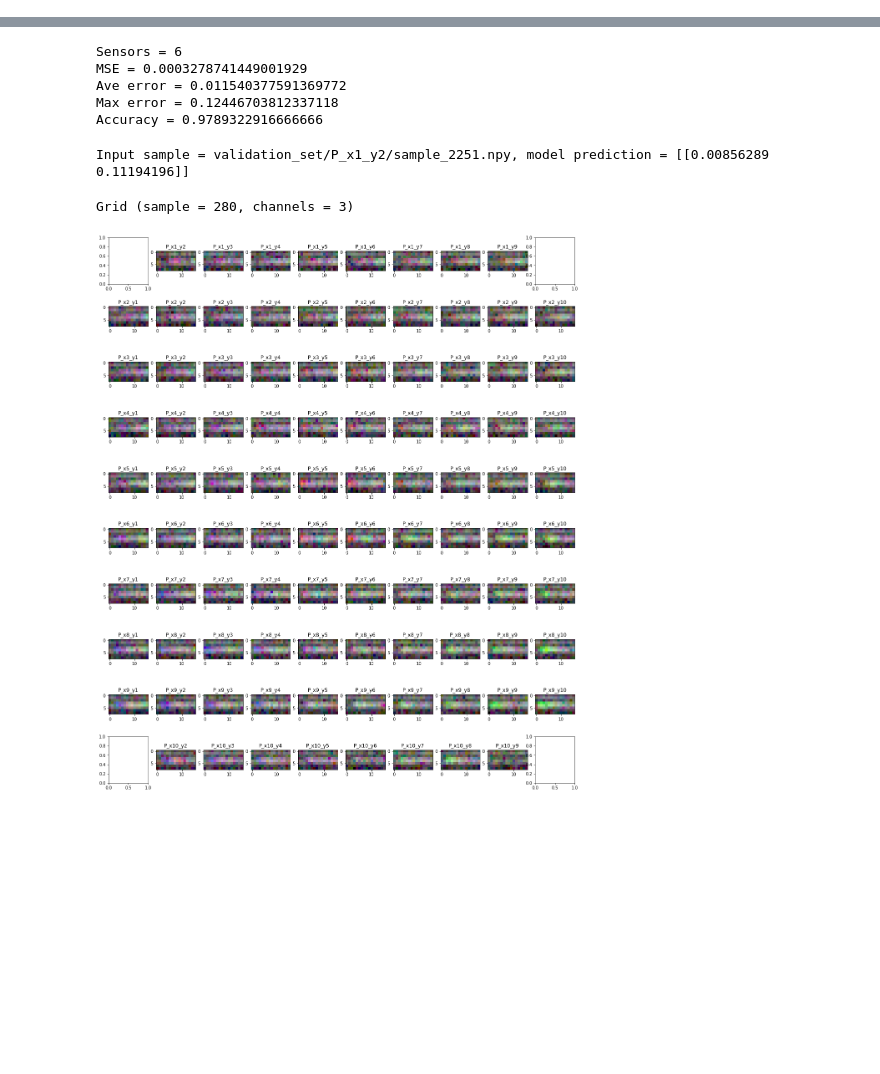
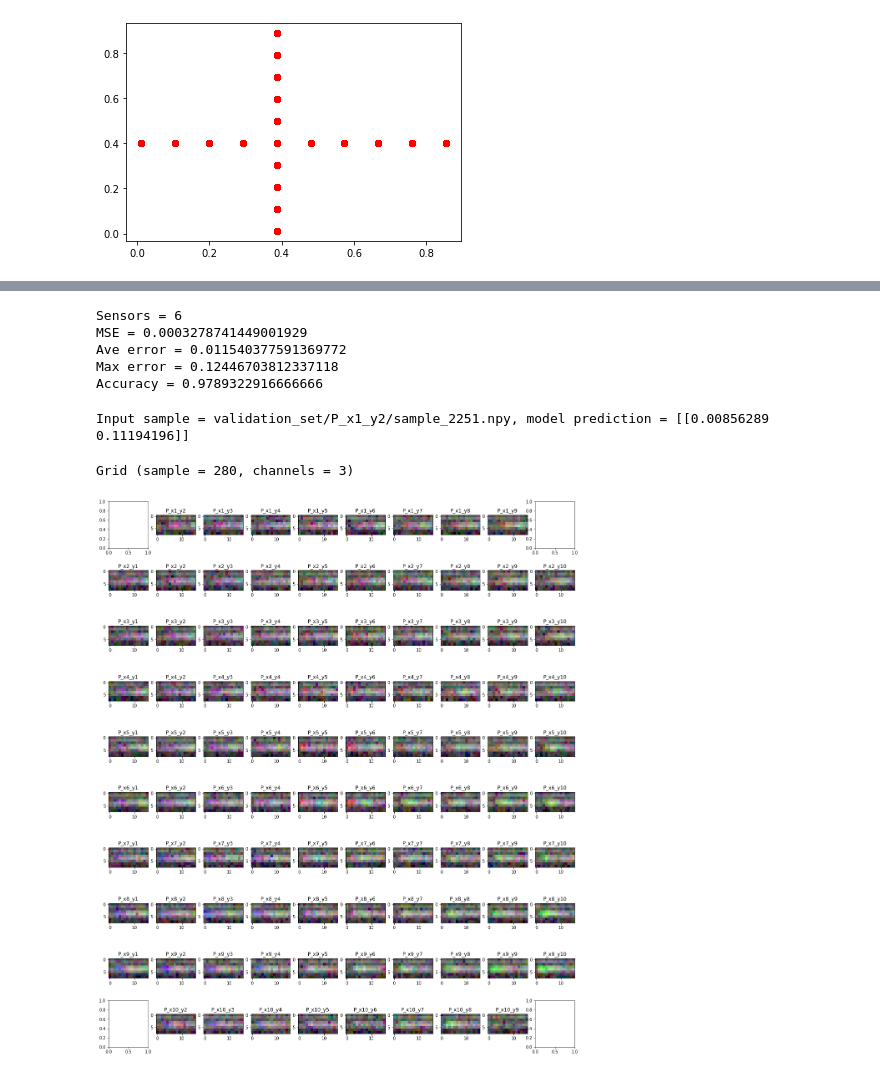
Before and after one commit to YaribNevarez/deep-learning-approach-for-detection-and-localization-of-structural-anomalies, a Jupyter notebook: piezo_sensor_setup/model.ipynb, the cells around one changed output, grey strips where cells are left out. Saved outputs shown, nothing was run; the diff lists cells and outputs as text; code cells hidden in the pictures; blank space fills up the shorter version.

Commit message:
Patterns for custom dataset

```diff
--- a/piezo_sensor_setup/model.ipynb
+++ b/piezo_sensor_setup/model.ipynb
@@ -414,24 +435,34 @@ def CNN_categorical(input_shape = (32, 32, 4), output_categories = 16):
     model.compile(optimizer=opt, loss='categorical_crossentropy', metrics=['accuracy'])
     return model
 # %%
+google_service = False
+
+absolute_path = ""
+
+if google_service:
+    from google.colab import drive
+    google_drive_path = "/content/drive/MyDrive/PhD/Minized/"
+    drive.mount('/content/drive/')
+    absolute_path = google_drive_path
+
 channel_sensors = 6
 
-model_file_name = "model_8x16x" + str(channel_sensors) + ".h5" # Set the file name for the model
+model_file_name = absolute_path + "model_8x16x" + str(channel_sensors) + ".h5" # Set the file name for the model
 target_accuracy = 0.99
 accuracy_threshold = 0.04 # Radio-distance (in meters) to consider a correct regression
 
 model_type = "regression" # set "regression" or "categorical"
 
-zip_data_path = "dataset8x16.zip"
+zip_data_path = absolute_path + "dataset8x16.zip"
 unzip_dataset = True
 
-train_set_path = "train_set"
+train_set_path = absolute_path + "train_set"
 train_set_size = 1700
 
-test_set_path = "test_set"
+test_set_path = absolute_path + "test_set"
 test_set_size = 400
 
-validation_set_path = "validation_set"
+validation_set_path = absolute_path + "validation_set"
 validation_set_size = 400
 
 crop_area = (0, 0, 16, 8) # x1, y1, x2, y2
@@ -448,10 +479,21 @@ generate_datasets ( zip_data_path = zip_data_path,\
                     crop_area = crop_area,\
                     size = size,
                     unzip = unzip_dataset)
+# %%
+#tokens = ["x1_", "x10_", "_y1", "_y10", "x5_", "_y5"]
+#tokens = ["x1_", "x10_", "_y1", "_y10"]
+tokens = ["x5_", "_y5"]
+
+training_group, validation_group = create_custom_training_set (srs_path = train_set_path, tokens = tokens)
 # %%
-train_X, train_Y = create_labeled_data(srs_path = train_set_path, label_type = model_type)
-test_X, test_Y = create_labeled_data(srs_path = test_set_path, label_type = model_type)
-val_X, val_Y = create_labeled_data(srs_path = validation_set_path, label_type = model_type)
+train_X, train_Y = create_labeled_data(srs_path = train_set_path, label_type = model_type, category_group = training_group)
+test_X, test_Y = create_labeled_data(srs_path = test_set_path, label_type = model_type, category_group = training_group)
+val_X, val_Y = create_labeled_data(srs_path = validation_set_path, label_type = model_type, category_group = training_group)
+# %%
+plt.scatter(val_Y[:,0], val_Y[:,1], c='r')
+plt.show()
+# %% [output]
+[figure, added]
 # %%
 if model_type == "regression":
     model = CNN_regression(input_shape = (size[1], size[0], channel_sensors))
```
Also changed, not shown: parts of 6 cells of this notebook, 1 other file.
